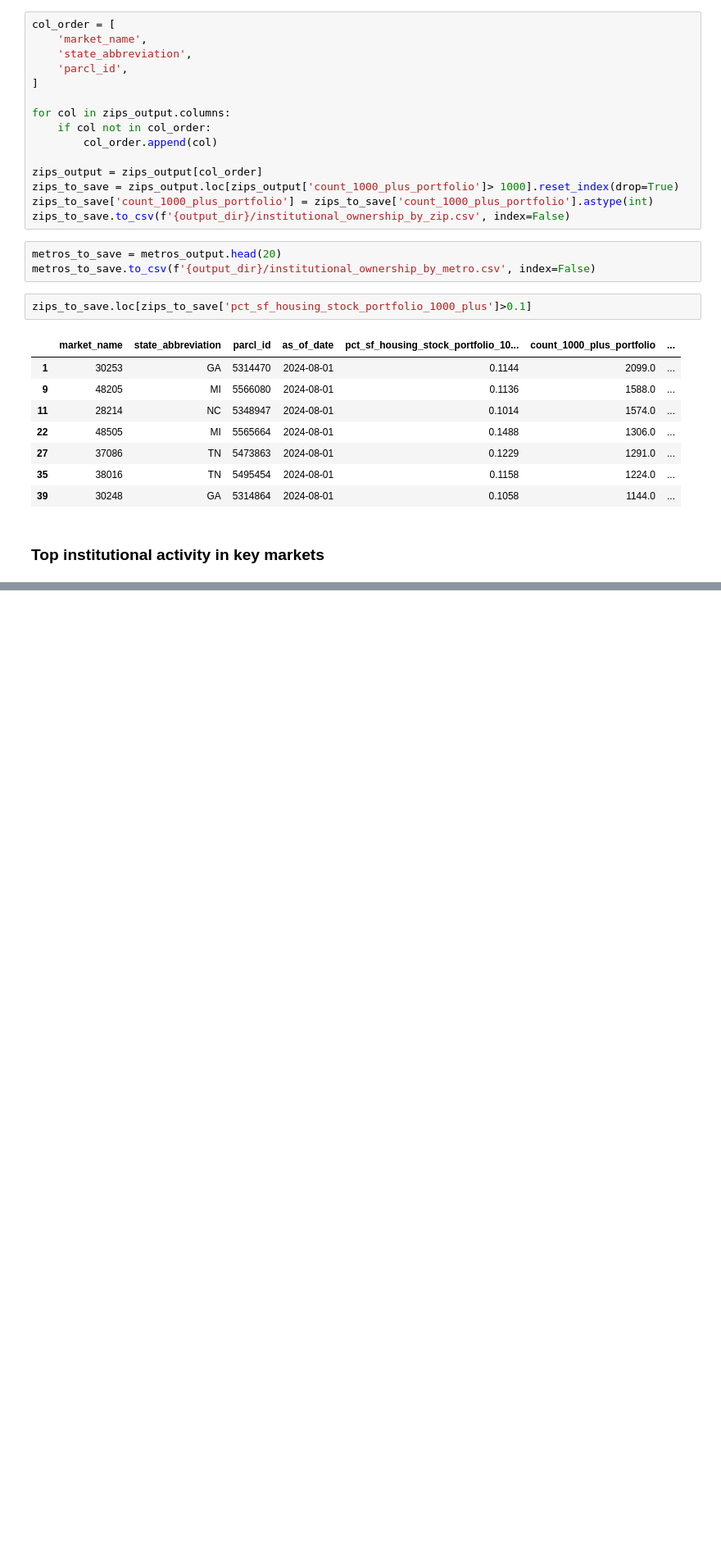
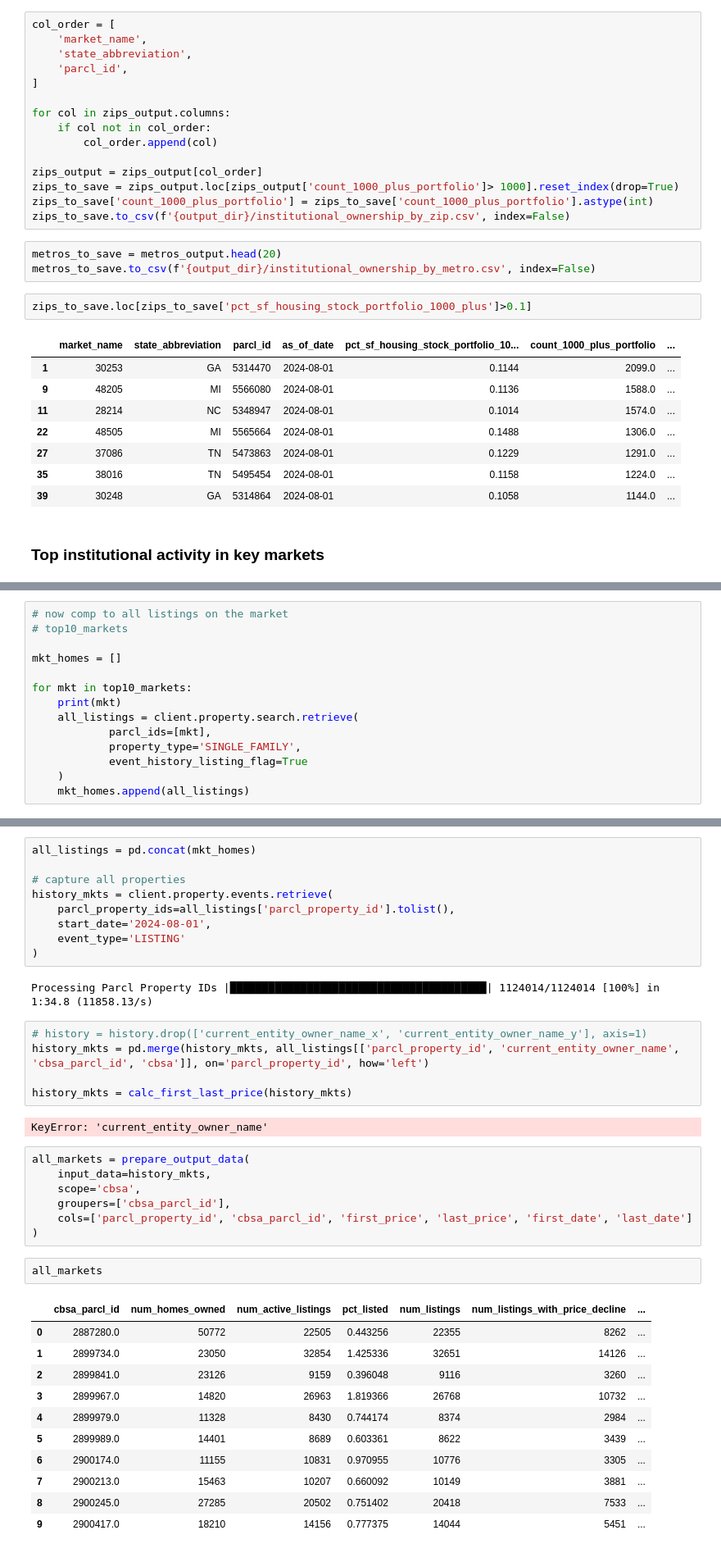
Before and after one commit to ParclLabs/parcllabs-cookbook, a Jupyter notebook: examples/experimental/supply_and_demand/wip_who_is_providing_supply_v2.ipynb, the cells around one changed output, grey strips where cells are left out. Shown at 82% size. Drawn from its saved outputs; the diff is of its cells as text; blank space fills up the shorter version.

```diff
--- a/examples/experimental/supply_and_demand/wip_who_is_providing_supply_v2.ipynb
+++ b/examples/experimental/supply_and_demand/wip_who_is_providing_supply_v2.ipynb
@@ -824,0 +808,14 @@ market_homes_owned_pivot.to_csv(f'{output_dir}/top10cbsa_institutional_investor_
+# %%
+# now comp to all listings on the market
+# top10_markets
+
+mkt_homes = []
+
+for mkt in top10_markets:
+    print(mkt)
+    all_listings = client.property.search.retrieve(
+            parcl_ids=[mkt],
+            property_type='SINGLE_FAMILY',
+            event_history_listing_flag=True
+    )
+    mkt_homes.append(all_listings)
@@ -824,0 +843,39 @@ market_homes_owned_pivot.to_csv(f'{output_dir}/top10cbsa_institutional_investor_
+# %%
+all_listings = pd.concat(mkt_homes)
+
+# capture all properties
+history_mkts = client.property.events.retrieve(
+    parcl_property_ids=all_listings['parcl_property_id'].tolist(),
+    start_date='2024-08-01',
+    event_type='LISTING'
+)
+# %% [output]
+Processing Parcl Property IDs |████████████████████████████████████████| 1124014/1124014 [100%] in 1:34.8 (11858.13/s)
+# %%
+# history = history.drop(['current_entity_owner_name_x', 'current_entity_owner_name_y'], axis=1)
+history_mkts = pd.merge(history_mkts, all_listings[['parcl_property_id', 'current_entity_owner_name', 'cbsa_parcl_id', 'cbsa']], on='parcl_property_id', how='left')
+
+history_mkts = calc_first_last_price(history_mkts)
+# %% [output]
+KeyError: 'current_entity_owner_name'
+# %%
+all_markets = prepare_output_data(
+    input_data=history_mkts,
+    scope='cbsa',
+    groupers=['cbsa_parcl_id'],
+    cols=['parcl_property_id', 'cbsa_parcl_id', 'first_price', 'last_price', 'first_date', 'last_date']
+)
+# %%
+all_markets
+# %% [output]
+|  | cbsa_parcl_id | num_homes_owned | num_active_listings | pct_listed | num_listings | num_listings_with_price_decline | ... |
+| 0 | 2887280.0 | 50772 | 22505 | 0.443256 | 22355 | 8262 | ... |
+| 1 | 2899734.0 | 23050 | 32854 | 1.425336 | 32651 | 14126 | ... |
+| 2 | 2899841.0 | 23126 | 9159 | 0.396048 | 9116 | 3260 | ... |
+| 3 | 2899967.0 | 14820 | 26963 | 1.819366 | 26768 | 10732 | ... |
+| 4 | 2899979.0 | 11328 | 8430 | 0.744174 | 8374 | 2984 | ... |
+| 5 | 2899989.0 | 14401 | 8689 | 0.603361 | 8622 | 3439 | ... |
+| 6 | 2900174.0 | 11155 | 10831 | 0.970955 | 10776 | 3305 | ... |
+| 7 | 2900213.0 | 15463 | 10207 | 0.660092 | 10149 | 3881 | ... |
+| 8 | 2900245.0 | 27285 | 20502 | 0.751402 | 20418 | 7533 | ... |
+| 9 | 2900417.0 | 18210 | 14156 | 0.777375 | 14044 | 5451 | ... |
```
Also changed, not shown: parts of 25 cells of this notebook.
